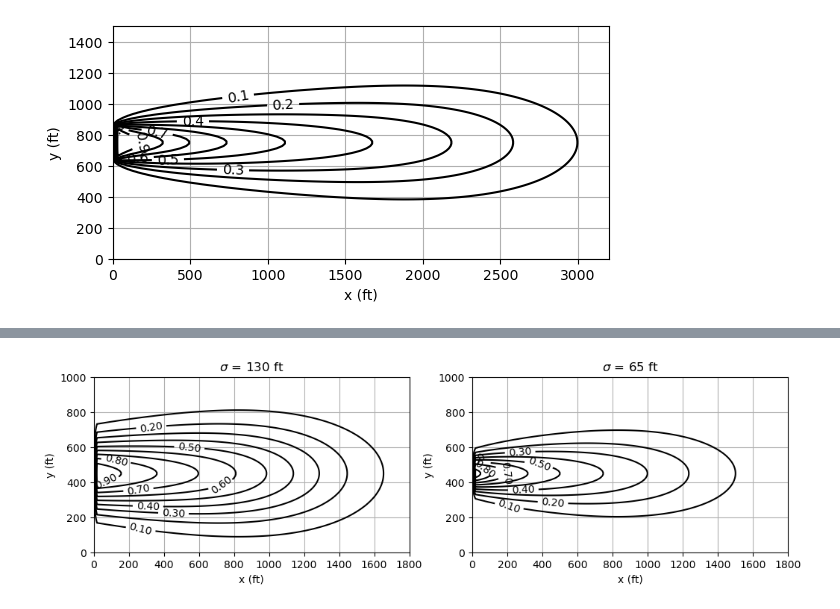
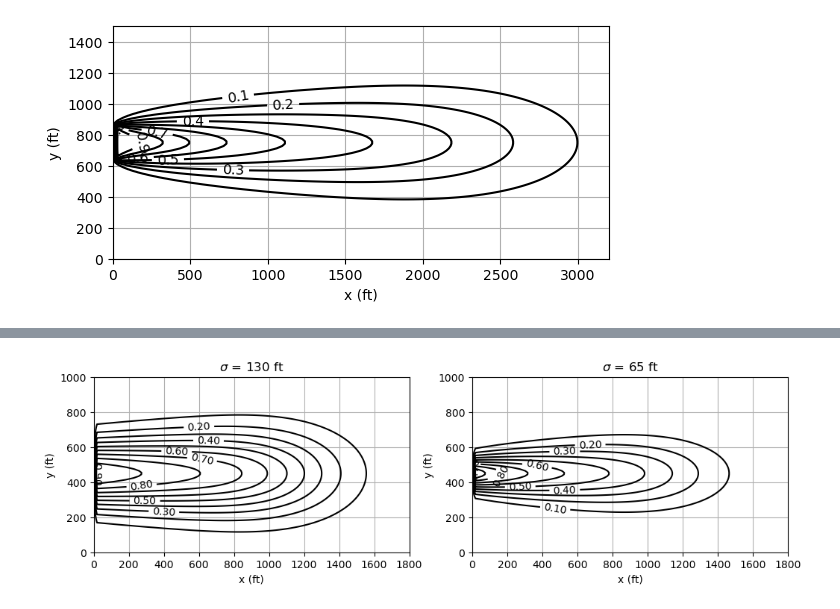
Before and after one commit to cneyens/adepy, a Jupyter notebook: doc/examples/02_uniform_2D.ipynb, the cells around one changed output, grey strips where cells are left out. Drawn from its saved outputs; the diff is of its cells as text; code cells hidden in the pictures.

Commit message:
work on 2D examples for uniform flow

```diff
--- a/doc/examples/02_uniform_2D.ipynb
+++ b/doc/examples/02_uniform_2D.ipynb
@@ -110,18 +116,21 @@ for i, ti in enumerate(t):
 # %%
 from adepy.uniform import stripi
 
-y1 = 635
-y2 = 865
-v = 1.42
-al = 70
-ah = 14
-c0 = 40
+y1 = 635  # lower y-coordinate for the source, ft
+y2 = 865  # upper y-coordinate for the source, ft
+v = 1.42  # uniform background flow velocity, ft/d
+al = 70  # longitudinal dispersivity, ft
+ah = 14  # horizontal transverse dispersivity, ft
+c0 = 40  # source concentration, mg/L
 
-x, y = np.meshgrid(np.linspace(0, 3200, 100), np.linspace(0, 1500, 100))
-t = 5 * 365
+x, y = np.meshgrid(
+    np.linspace(0, 3200, 100), np.linspace(0, 1500, 100)
+)  # output x-y locations, ft
+t = 5 * 365  # output time
 
-c = stripi(c0, x, y, t, v, al, ah, y1, y2)
+c = stripi(c0, x, y, t, v, al, ah, y1, y2)  # simulated concentrations, mg/L
 
+# plot normalized concentration contours
 cs = plt.contour(x, y, c / c0, colors="black", levels=np.arange(0.1, 1.1, 0.1))
 plt.clabel(cs, fmt="%.1f")
 plt.gca().set_aspect(1.0)
@@ -135,28 +160,34 @@ plt.grid()
 # %%
 from adepy.uniform import gauss
 
-c0 = 1000
-sigma = [130, 65]
-yc = 450
-v = 4
-Dx = 150
-Dy = 30
+c0 = 1000  # maximum source concentration, mg/L
+yc = 450  # y-location of maximum source concentration, ft
+sigma = [
+    130,
+    65,
+]  # standard deviations of the Gaussian concentration distribution along the y-axis, ft
+v = 4  # uniform background flow velocity, ft/d
+al = 37.5  # longitudinal dispersivity, ft
+ah = 7.5  # horizontal transverse dispersivity, ft
 
-x, y = np.meshgrid(np.linspace(0, 1800, 100), np.linspace(0, 1000, 100))
-t = 300
+x, y = np.meshgrid(
+    np.linspace(0, 1800, 100), np.linspace(0, 1000, 100)
+)  # output x-y locations, ft
+t = 300  # output time, d
 
+# calculate and plot the normalized concentration contours
 c = []
 fig, ax = plt.subplots(1, len(sigma), figsize=(12, 6))
 
 for i, s in enumerate(sigma):
     c.append(gauss(c0, x, y, t, v, al, ah, yc, s))
 
     cs = ax[i].contour(x, y, c[i] / c0, colors="black", levels=np.arange(0.1, 1.1, 0.1))
     ax[i].clabel(cs, fmt="%.2f")
     ax[i].set_aspect(1.0)
     ax[i].set_xlabel("x (ft)")
     ax[i].set_ylabel("y (ft)")
     ax[i].grid()
     ax[i].set_title(f"$\\sigma$ = {s:.0f} ft")
 # %% [output]
-[figure, old version]
+[figure, new version]
```
Also changed, not shown: parts of 9 cells of this notebook, 1 other file.
